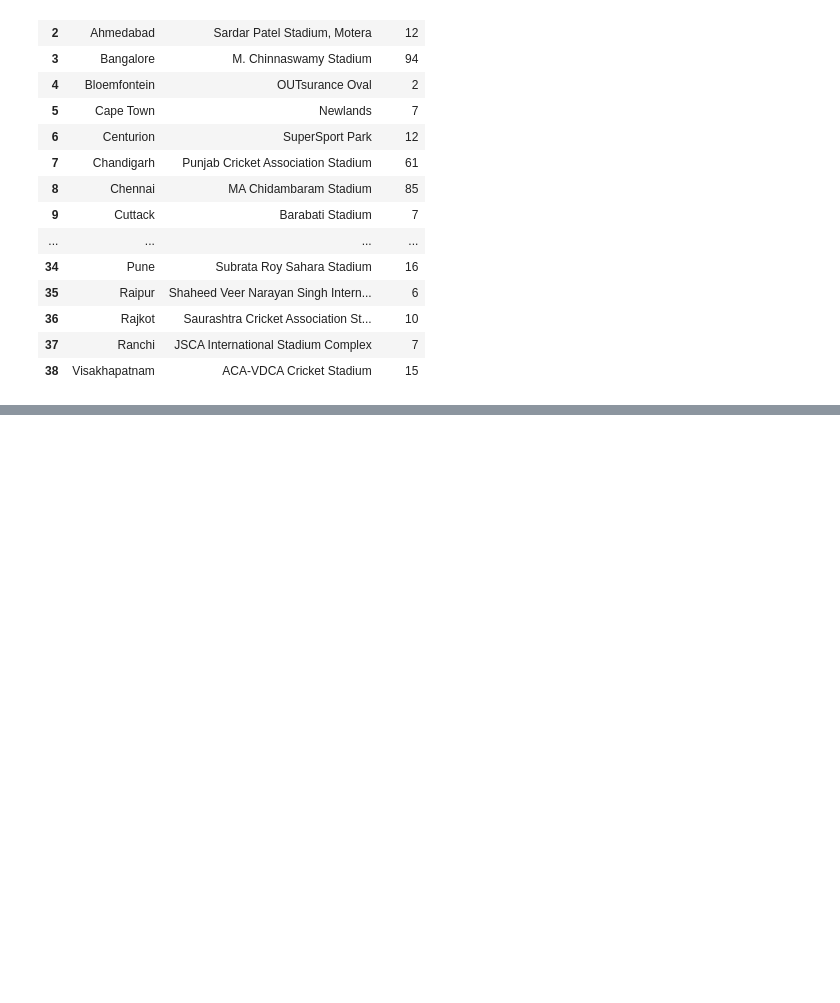
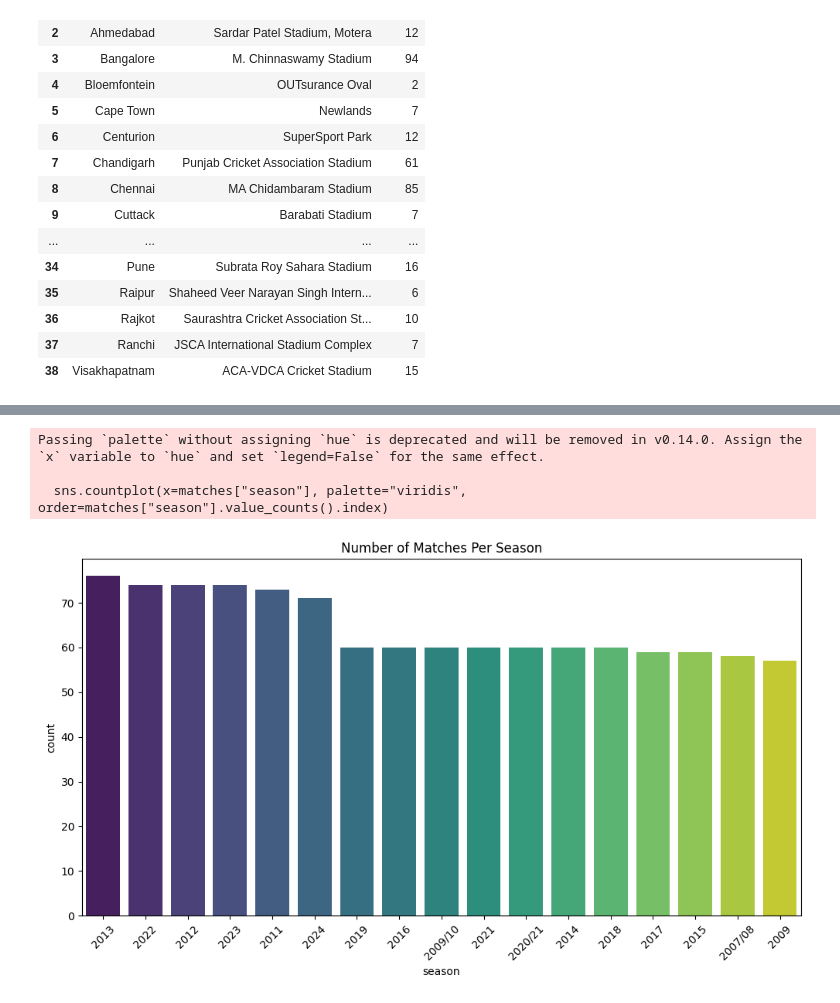
Before and after one commit to SOURAVSHEEL/ipl-prediction-project, a Jupyter notebook: notebooks/eda.ipynb, the cells around one changed output, grey strips where cells are left out. Cells and saved outputs as stored; diff of their text form; code cells hidden in the pictures; blank space fills up the shorter version.

```diff
--- a/notebooks/eda.ipynb
+++ b/notebooks/eda.ipynb
@@ -260,0 +295,14 @@ memory usage: 119.8+ KB
+# %%
+matches["team1"] = matches["team1"].str.strip().str.lower()
+matches["team2"] = matches["team2"].str.strip().str.lower()
+# %%
+plt.figure(figsize=(12, 6))
+sns.countplot(x=matches["season"], palette="viridis", order=matches["season"].value_counts().index)
+plt.xticks(rotation=45)
+plt.title("Number of Matches Per Season")
+plt.show()
+# %% [output]
+Passing `palette` without assigning `hue` is deprecated and will be removed in v0.14.0. Assign the `x` variable to `hue` and set `legend=False` for the same effect.
+
+  sns.countplot(x=matches["season"], palette="viridis", order=matches["season"].value_counts().index)
+[figure, added]
```
Also changed, not shown: parts of 16 cells of this notebook.
